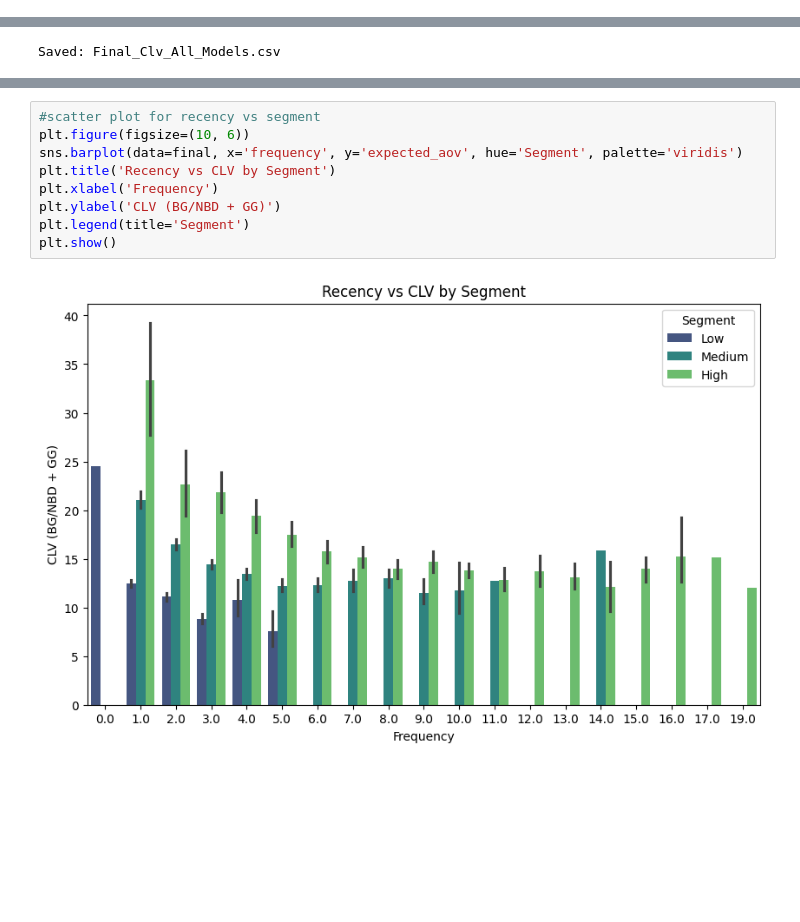
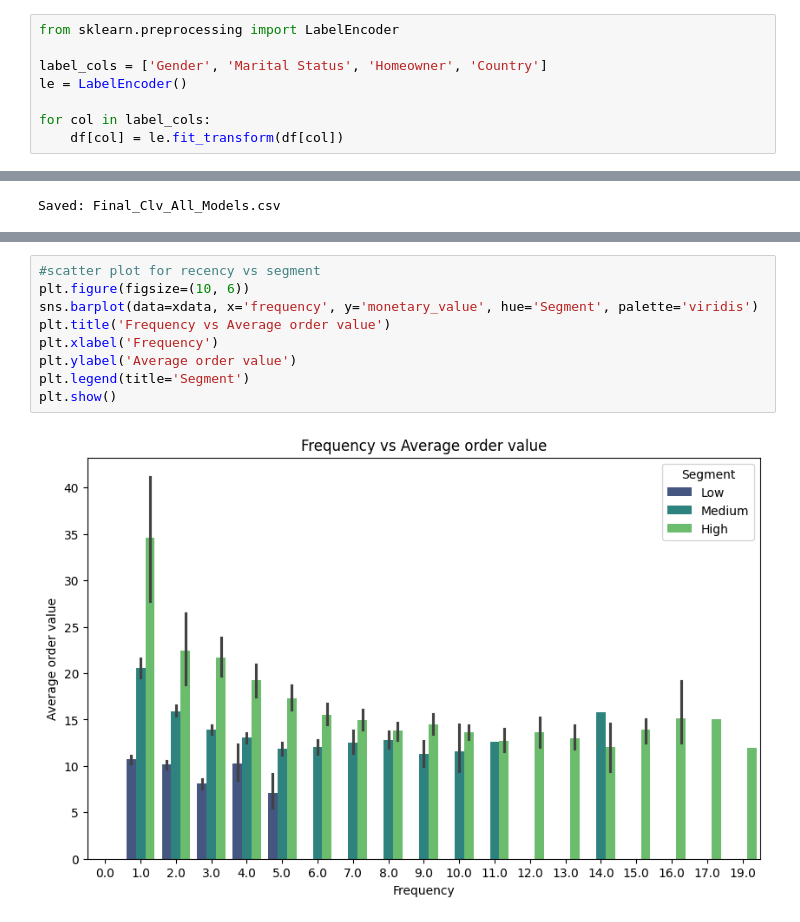
Before and after one commit to Udjman8/CLV_Statistical, a Jupyter notebook: CLV.ipynb, the cells around one changed output, grey strips where cells are left out. Drawn from its saved outputs; the diff is of its cells as text; blank space fills up the shorter version.

```diff
--- a/CLV.ipynb
+++ b/CLV.ipynb
@@ -271,0 +294,8 @@ plot_period_transactions(bgf)
+# %%
+from sklearn.preprocessing import LabelEncoder
+
+label_cols = ['Gender', 'Marital Status', 'Homeowner', 'Country']
+le = LabelEncoder()
+
+for col in label_cols:
+    df[col] = le.fit_transform(df[col])
@@ -764,11 +766,11 @@ plt.show()
 # %%
 #scatter plot for recency vs segment
 plt.figure(figsize=(10, 6))
-sns.barplot(data=final, x='frequency', y='expected_aov', hue='Segment', palette='viridis')
-plt.title('Recency vs CLV by Segment')
+sns.barplot(data=xdata, x='frequency', y='monetary_value', hue='Segment', palette='viridis')
+plt.title('Frequency vs Average order value')
 plt.xlabel('Frequency')
-plt.ylabel('CLV (BG/NBD + GG)')
+plt.ylabel('Average order value')
 plt.legend(title='Segment')
 plt.show()
 # %% [output]
-[figure, old version]
+[figure, new version]
```
Also changed, not shown: parts of 55 cells of this notebook.
